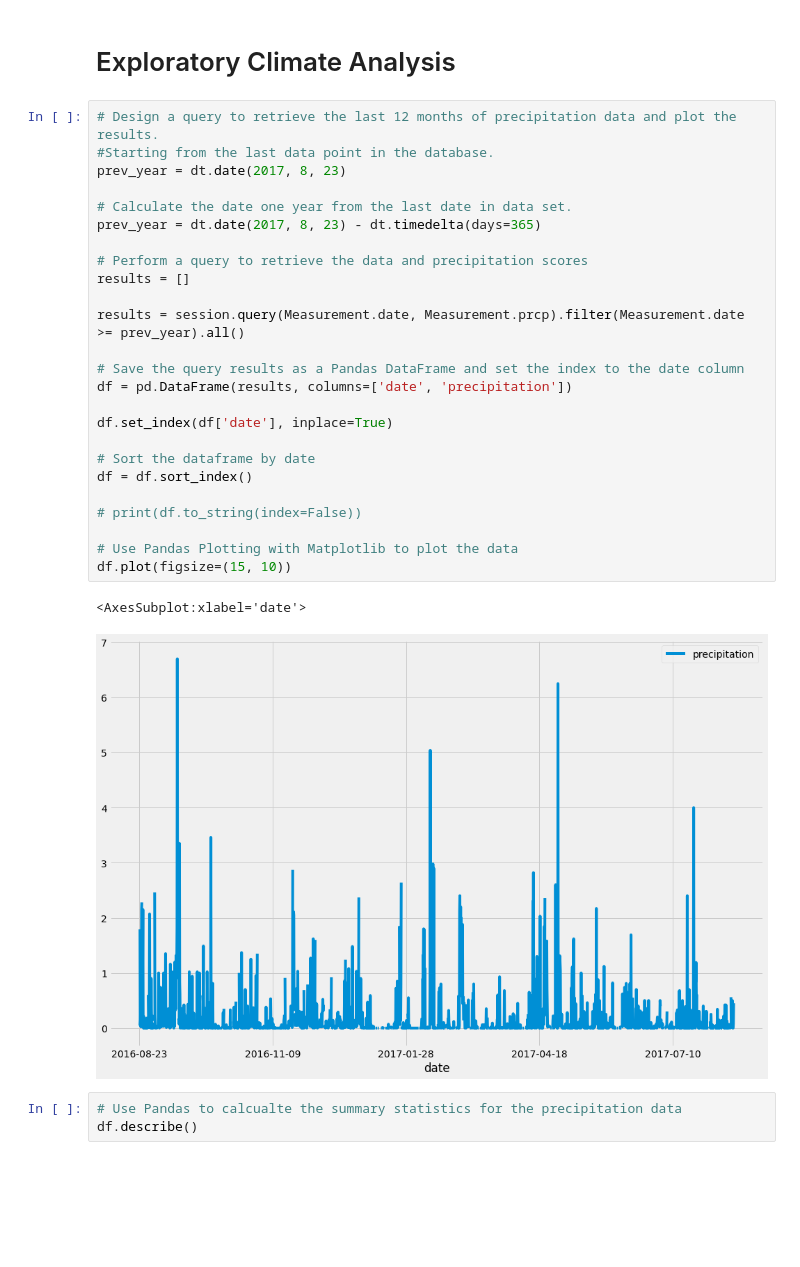
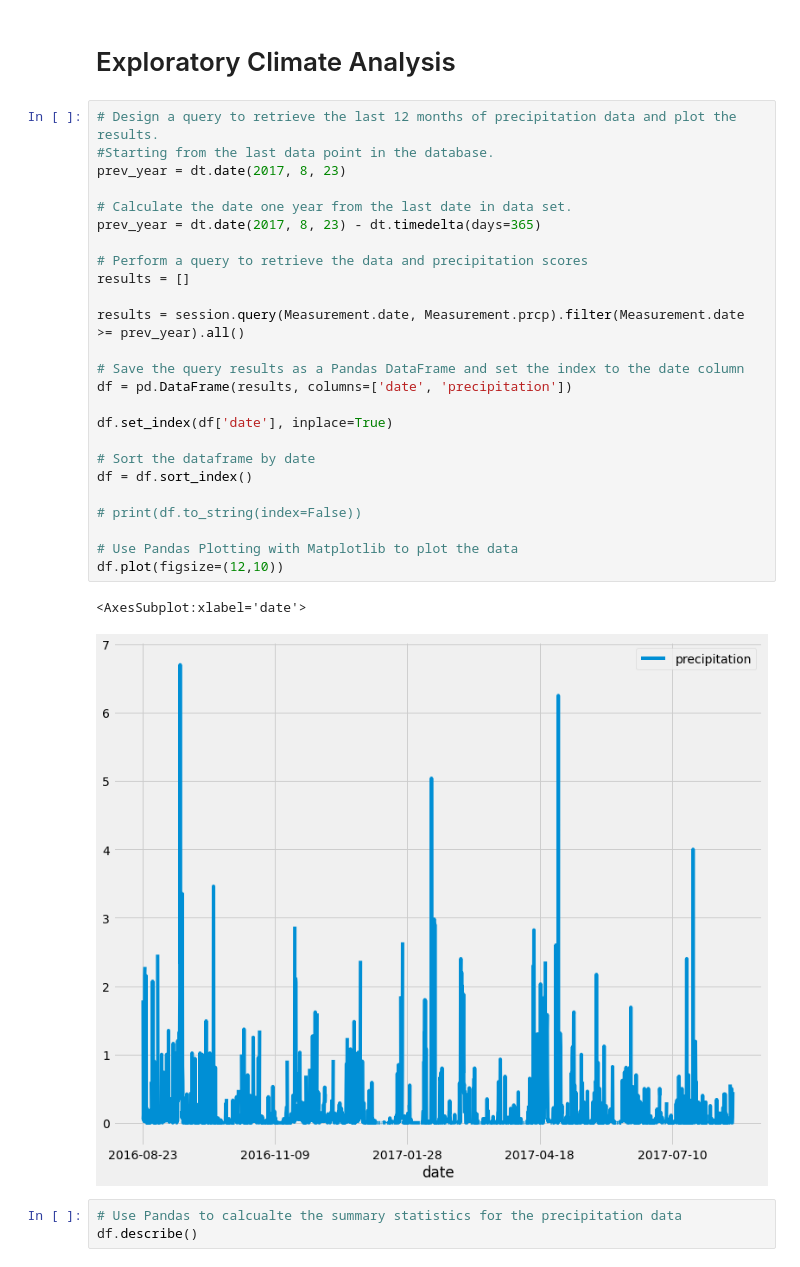
Before and after one commit to Mots94/Surfs_up, a Jupyter notebook: climate_analysis.ipynb, the cells around one changed output. Drawn from its saved outputs; the diff is of its cells as text; blank space fills up the shorter version.

```diff
--- a/climate_analysis.ipynb
+++ b/climate_analysis.ipynb
@@ -42,31 +42,31 @@ session = Session(engine)
 # %%
 # Design a query to retrieve the last 12 months of precipitation data and plot the results.
 #Starting from the last data point in the database.
 prev_year = dt.date(2017, 8, 23)
 
 # Calculate the date one year from the last date in data set.
 prev_year = dt.date(2017, 8, 23) - dt.timedelta(days=365)
 
 # Perform a query to retrieve the data and precipitation scores
 results = []
 
 results = session.query(Measurement.date, Measurement.prcp).filter(Measurement.date >= prev_year).all()
 
 # Save the query results as a Pandas DataFrame and set the index to the date column
 df = pd.DataFrame(results, columns=['date', 'precipitation'])
 
 df.set_index(df['date'], inplace=True)
 
 # Sort the dataframe by date
 df = df.sort_index()
 
 # print(df.to_string(index=False))
 
 # Use Pandas Plotting with Matplotlib to plot the data
-df.plot(figsize=(15, 10))
+df.plot(figsize=(12,10))
 # %% [output]
 <AxesSubplot:xlabel='date'>
-[figure, old version]
+[figure, new version]
 # %%
 # Use Pandas to calcualte the summary statistics for the precipitation data
 df.describe()
```
Also changed, not shown: parts of 4 cells of this notebook.
